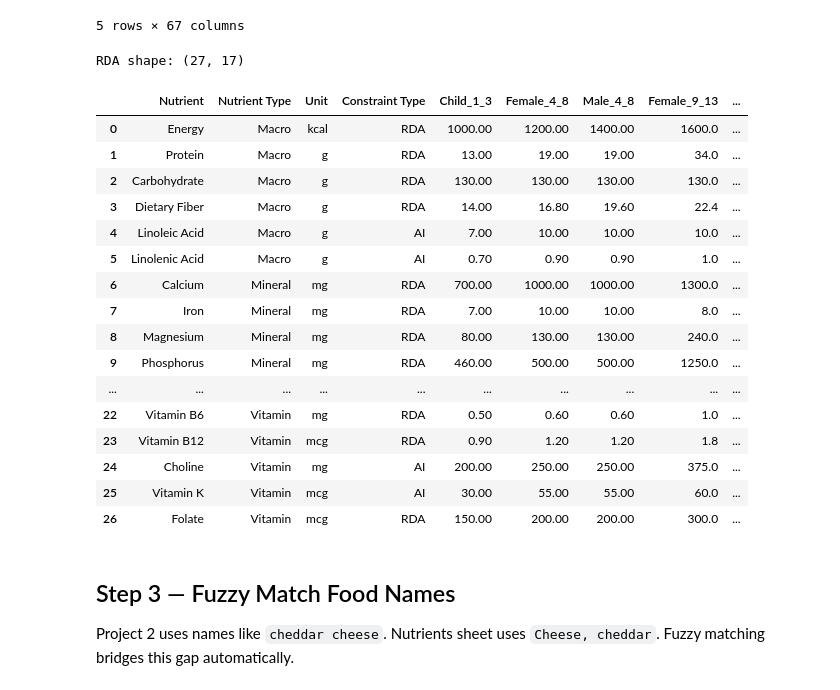
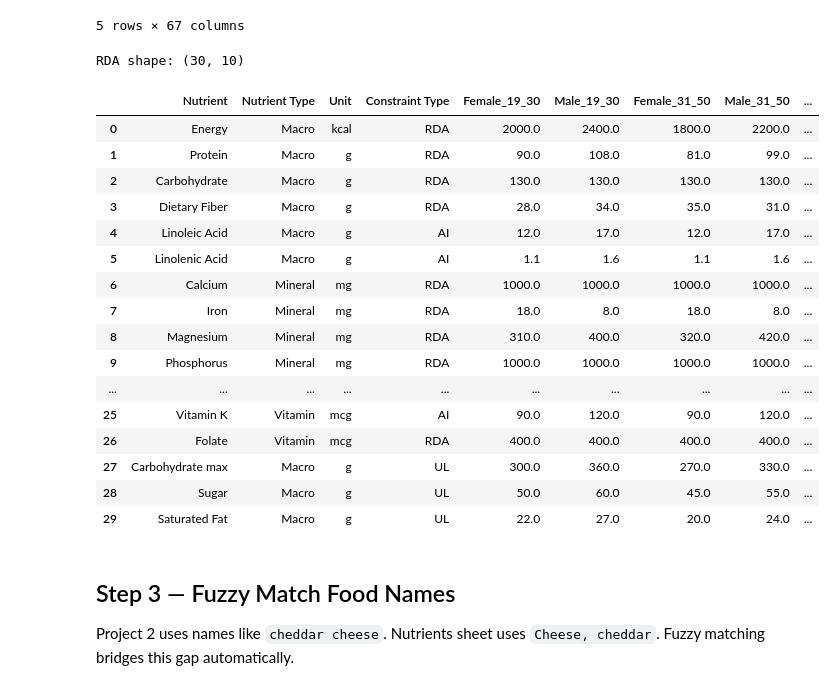
Before and after one commit to melon0420/Justus-von-Liebig, a Jupyter notebook: diabetes_diet_optimization.ipynb, the cells around one changed output. Drawn from its saved outputs; the diff is of its cells as text; code cells hidden in the pictures.

```diff
--- a/diabetes_diet_optimization.ipynb
+++ b/diabetes_diet_optimization.ipynb
@@ -44,28 +44,28 @@ Nutrients shape: (2750, 67)
 5 rows × 67 columns
 # %%
 # Load RDA (dietary requirement constraints)
-rda = pd.read_excel('min_cost_data(1).xlsx', sheet_name='rda')
+rda = pd.read_excel('RDA.xlsx', sheet_name='Kidney disease')
 print('RDA shape:', rda.shape)
 rda
 # %% [output]
-RDA shape: (27, 17)
+RDA shape: (30, 10)
-|  | Nutrient | Nutrient Type | Unit | Constraint Type | Child_1_3 | Female_4_8 | Male_4_8 | Female_9_13 | ... |
-| 0 | Energy | Macro | kcal | RDA | 1000.00 | 1200.00 | 1400.00 | 1600.0 | ... |
-| 1 | Protein | Macro | g | RDA | 13.00 | 19.00 | 19.00 | 34.0 | ... |
-| 2 | Carbohydrate | Macro | g | RDA | 130.00 | 130.00 | 130.00 | 130.0 | ... |
-| 3 | Dietary Fiber | Macro | g | RDA | 14.00 | 16.80 | 19.60 | 22.4 | ... |
-| 4 | Linoleic Acid | Macro | g | AI | 7.00 | 10.00 | 10.00 | 10.0 | ... |
-| 5 | Linolenic Acid | Macro | g | AI | 0.70 | 0.90 | 0.90 | 1.0 | ... |
-| 6 | Calcium | Mineral | mg | RDA | 700.00 | 1000.00 | 1000.00 | 1300.0 | ... |
-| 7 | Iron | Mineral | mg | RDA | 7.00 | 10.00 | 10.00 | 8.0 | ... |
-| 8 | Magnesium | Mineral | mg | RDA | 80.00 | 130.00 | 130.00 | 240.0 | ... |
-| 9 | Phosphorus | Mineral | mg | RDA | 460.00 | 500.00 | 500.00 | 1250.0 | ... |
+|  | Nutrient | Nutrient Type | Unit | Constraint Type | Female_19_30 | Male_19_30 | Female_31_50 | Male_31_50 | ... |
+| 0 | Energy | Macro | kcal | RDA | 2000.0 | 2400.0 | 1800.0 | 2200.0 | ... |
+| 1 | Protein | Macro | g | RDA | 90.0 | 108.0 | 81.0 | 99.0 | ... |
+| 2 | Carbohydrate | Macro | g | RDA | 130.0 | 130.0 | 130.0 | 130.0 | ... |
+| 3 | Dietary Fiber | Macro | g | RDA | 28.0 | 34.0 | 35.0 | 31.0 | ... |
+| 4 | Linoleic Acid | Macro | g | AI | 12.0 | 17.0 | 12.0 | 17.0 | ... |
+| 5 | Linolenic Acid | Macro | g | AI | 1.1 | 1.6 | 1.1 | 1.6 | ... |
+| 6 | Calcium | Mineral | mg | RDA | 1000.0 | 1000.0 | 1000.0 | 1000.0 | ... |
+| 7 | Iron | Mineral | mg | RDA | 18.0 | 8.0 | 18.0 | 8.0 | ... |
+| 8 | Magnesium | Mineral | mg | RDA | 310.0 | 400.0 | 320.0 | 420.0 | ... |
+| 9 | Phosphorus | Mineral | mg | RDA | 1000.0 | 1000.0 | 1000.0 | 1000.0 | ... |
 | ... | ... | ... | ... | ... | ... | ... | ... | ... | ... |
-| 22 | Vitamin B6 | Vitamin | mg | RDA | 0.50 | 0.60 | 0.60 | 1.0 | ... |
-| 23 | Vitamin B12 | Vitamin | mcg | RDA | 0.90 | 1.20 | 1.20 | 1.8 | ... |
-| 24 | Choline | Vitamin | mg | AI | 200.00 | 250.00 | 250.00 | 375.0 | ... |
-| 25 | Vitamin K | Vitamin | mcg | AI | 30.00 | 55.00 | 55.00 | 60.0 | ... |
-| 26 | Folate | Vitamin | mcg | RDA | 150.00 | 200.00 | 200.00 | 300.0 | ... |
+| 25 | Vitamin K | Vitamin | mcg | AI | 90.0 | 120.0 | 90.0 | 120.0 | ... |
+| 26 | Folate | Vitamin | mcg | RDA | 400.0 | 400.0 | 400.0 | 400.0 | ... |
+| 27 | Carbohydrate max | Macro | g | UL | 300.0 | 360.0 | 270.0 | 330.0 | ... |
+| 28 | Sugar | Macro | g | UL | 50.0 | 60.0 | 45.0 | 55.0 | ... |
+| 29 | Saturated Fat | Macro | g | UL | 22.0 | 27.0 | 20.0 | 24.0 | ... |
 # %% [markdown]
 ## Step 3 — Fuzzy Match Food Names
 Project 2 uses names like `cheddar cheese`. Nutrients sheet uses `Cheese, cheddar`. Fuzzy matching bridges this gap automatically.
```
Also changed, not shown: parts of 1 cell of this notebook, 1 other file.
